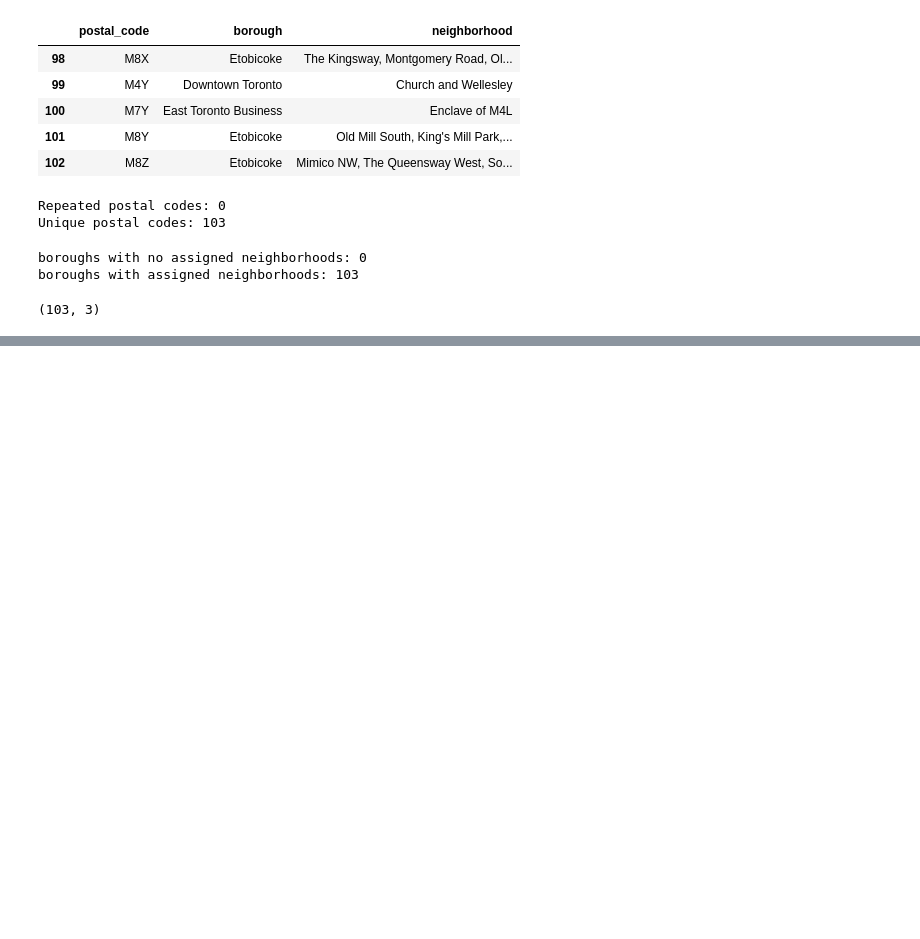
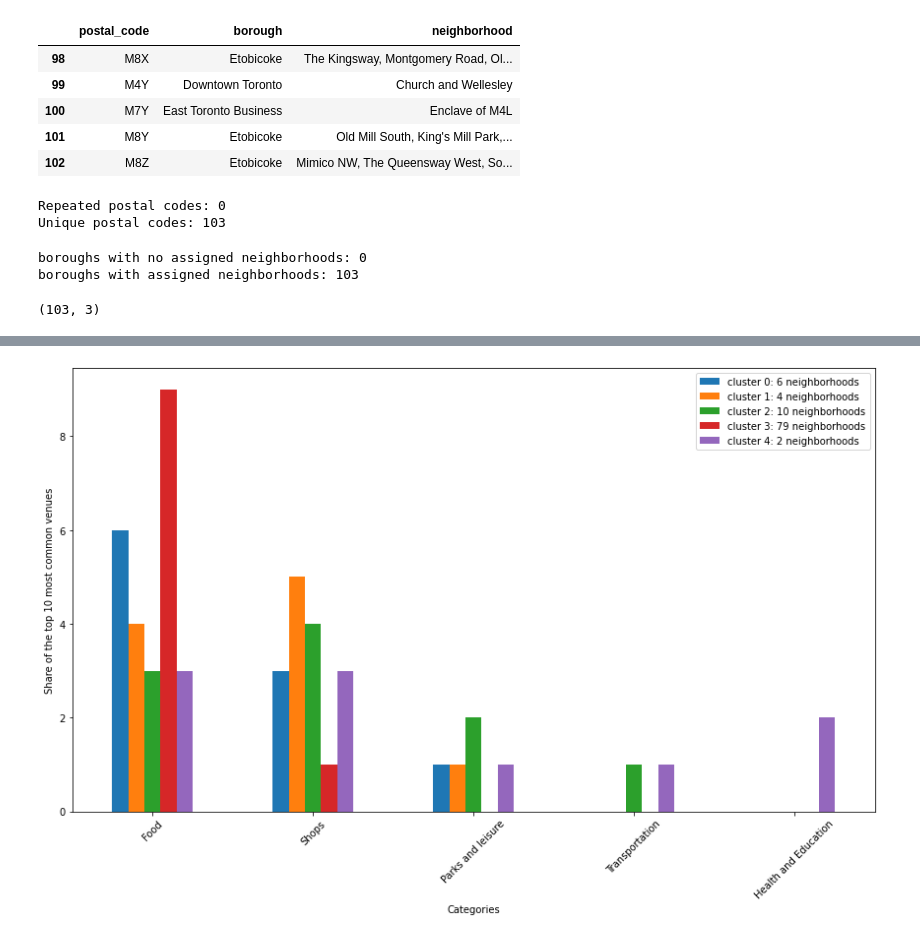
Before and after one commit to bdiethelmv/coursera_capstone, a Jupyter notebook: coursera_capstone_project_bdiethelmv_06222021.ipynb, the cells around one changed output, grey strips where cells are left out. Saved outputs shown, nothing was run; the diff lists cells and outputs as text; code cells hidden in the pictures; blank space fills up the shorter version.

Commit message:
version: neighborhood clustering and cluster exploratory analysis

```diff
--- a/coursera_capstone_project_bdiethelmv_06222021.ipynb
+++ b/coursera_capstone_project_bdiethelmv_06222021.ipynb
@@ -137,0 +632,8 @@ df_toronto.shape
+# %%
+# Create a dictionary from manual counting of the data above
+counts = {'labels': ['Food', 'Shops', 'Parks and leisure', 'Transportation', 'Health and Education'],
+          'cluster 0': [6, 3, 1, 0, 0], 'cluster 1': [4, 5, 1, 0, 0], 'cluster 2': [3, 4, 2, 1, 0],
+         'cluster 3': [9, 1, 0, 0, 0], 'cluster 4': [3, 3, 1, 1, 2]}
+# %%
+# Weld the dictionary into a dataframe
+categories = pd.DataFrame(counts)
@@ -137,0 +650,17 @@ df_toronto.shape
+# %%
+# Generate a bar chart
+%matplotlib inline
+import matplotlib.pyplot as plt
+#plt.figure();
+categories.plot(x='labels',
+                y=['cluster 0', 'cluster 1', 'cluster 2', 'cluster 3', 'cluster 4'],
+                kind='bar', figsize = (12,8));
+plt.xticks(rotation=45);
+plt.xlabel('Categories')
+plt.ylabel('Share of the top 10 most common venues')
+plt.legend(['cluster 0: 6 neighborhoods', 'cluster 1: 4 neighborhoods',
+            'cluster 2: 10 neighborhoods', 'cluster 3: 79 neighborhoods',
+            'cluster 4: 2 neighborhoods']);
+plt.tight_layout();
+# %% [output]
+[figure, added]
```
Also changed, not shown: parts of 63 cells of this notebook, 1 other file.
